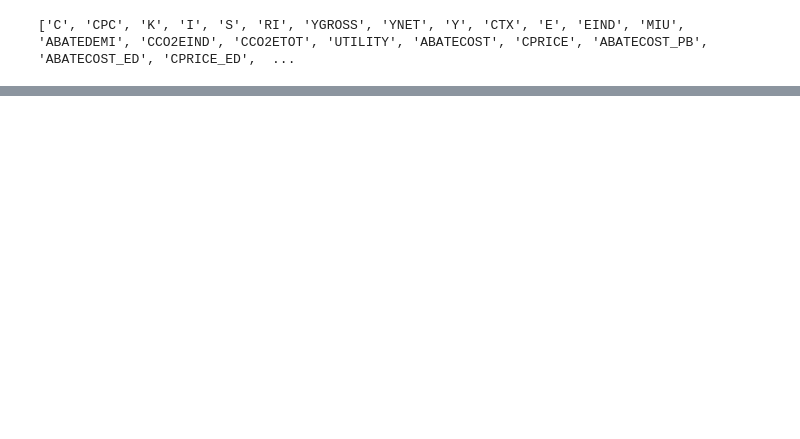
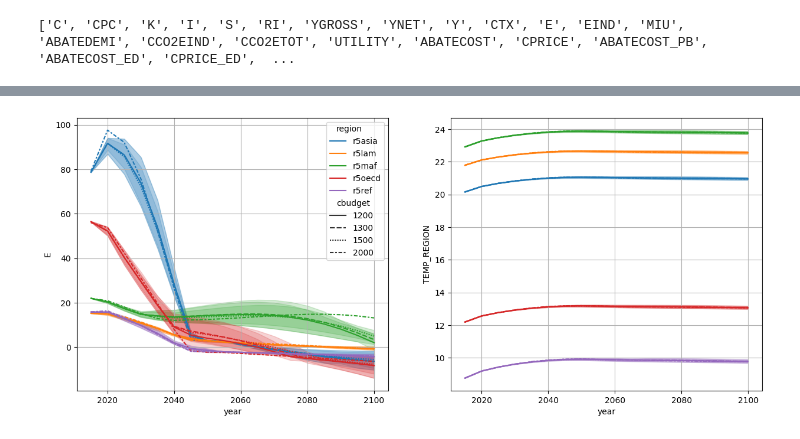
Before and after one commit to DanielPerezF/ClimateChange-WISE-project, a Jupyter notebook: exploratory.ipynb, the cells around one changed output, grey strips where cells are left out. Cells and saved outputs as stored; diff of their text form; code cells hidden in the pictures; blank space fills up the shorter version.

```diff
--- a/exploratory.ipynb
+++ b/exploratory.ipynb
@@ -152,0 +61,7 @@ pd.pivot_table(cbudget800[cbudget800['year'] <= 2100],'E','year','region')
+# %%
+fig,axs = plt.subplots(1,2,figsize=(15,6))
+sns.lineplot(data=countries,x='year',y='E',hue='region',style='cbudget',ax=axs[0]).grid(True)
+sns.lineplot(data=countries,x='year',y='TEMP_REGION',hue='region',style='cbudget',legend=False,ax=axs[1]).grid(True)
+plt.show()
+# %% [output]
+[figure, added]
```
Also changed, not shown: parts of 18 cells of this notebook.
